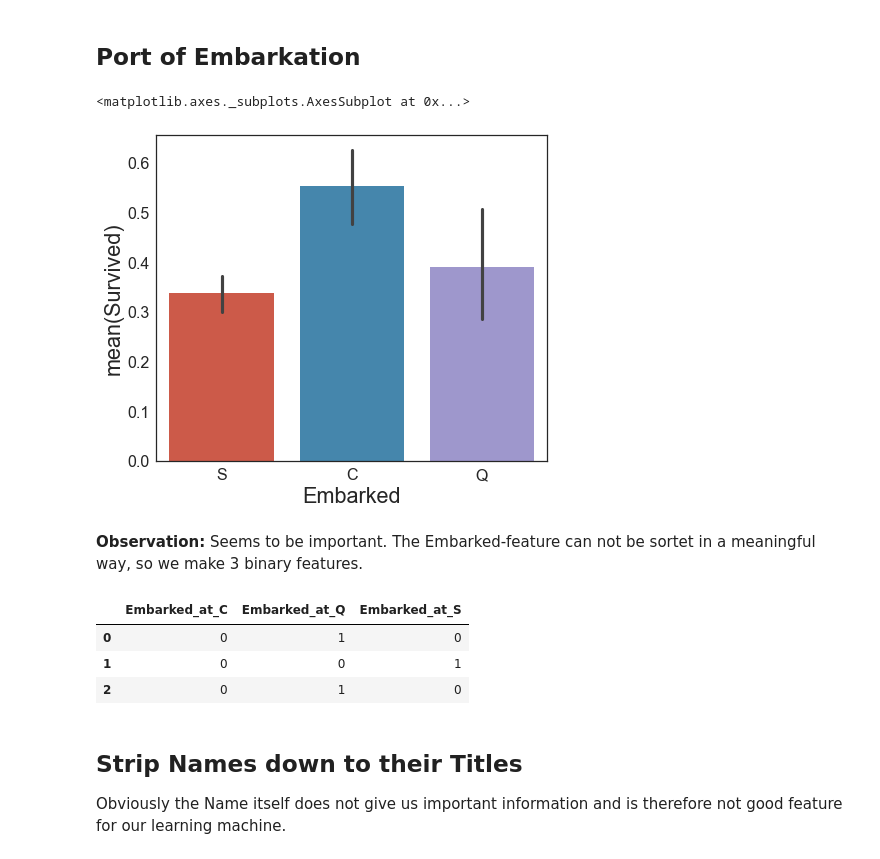
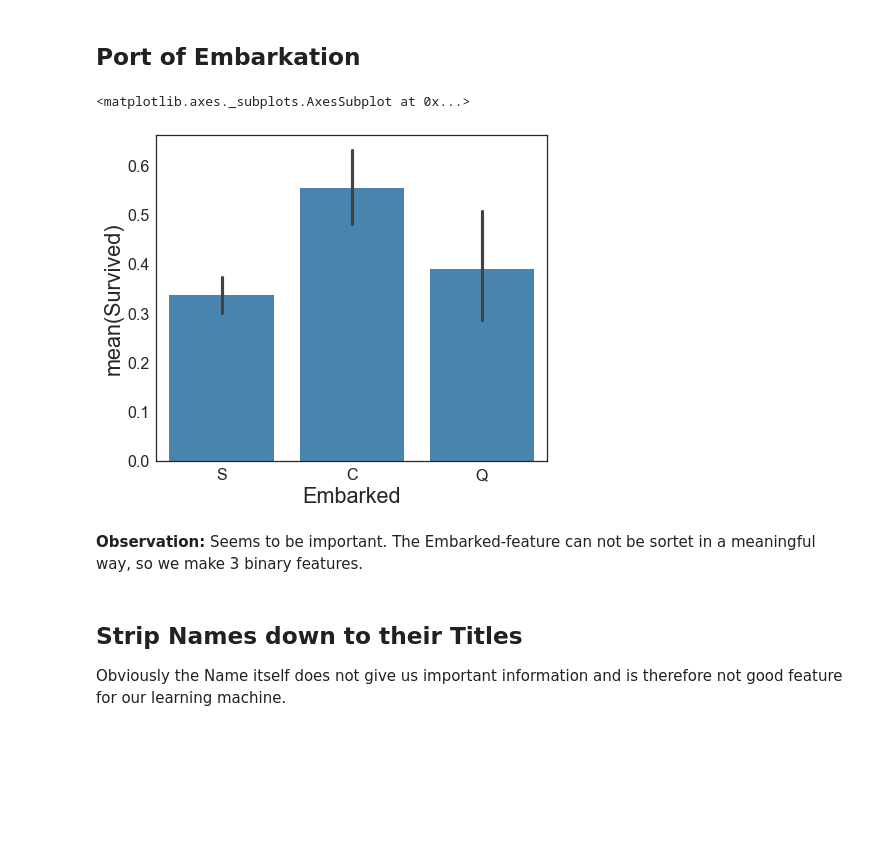
Before and after one commit to maqnius/ml, a Jupyter notebook: Titanic_sh0608.ipynb, the cells around one changed output. Drawn from its saved outputs; the diff is of its cells as text; code cells hidden in the pictures; blank space fills up the shorter version.

```diff
--- a/Titanic_sh0608.ipynb
+++ b/Titanic_sh0608.ipynb
@@ -238,24 +231,13 @@ The above plot shows that female passengers had a much better chance to survive!
 ## Port of Embarkation
 # %%
 fig, (ax1) = plt.subplots(1, 1, figsize=(7, 6))
-sns.barplot(data=train, x = 'Embarked', y = 'Survived', ax = ax1)
+sns.barplot(data=train, x = 'Embarked', y = 'Survived', ax = ax1, palette=sns.color_palette("Blues_d", 1))
 # %% [output]
 <matplotlib.axes._subplots.AxesSubplot at 0x...>
-[figure, old version]
+[figure, new version]
 # %% [markdown]
 **Observation:** Seems to be important.
 The Embarked-feature can not be sortet in a meaningful way, so we make 3 binary features.
-# %%
-res = pd.get_dummies(train["Embarked"], prefix="Embarked_at")
-train = pd.concat([train, res], axis=1)
-res = pd.get_dummies(test["Embarked"], prefix="Embarked_at")
-test = pd.concat([test, res], axis=1)
-res.head(3)
-# %% [output]
-|  | Embarked_at_C | Embarked_at_Q | Embarked_at_S |
-| 0 | 0 | 1 | 0 |
-| 1 | 0 | 0 | 1 |
-| 2 | 0 | 1 | 0 |
 # %% [markdown]
 ## Strip Names down to their Titles
 Obviously the Name itself does not give us important information and is therefore not good feature for our learning machine.
```
Also changed, not shown: parts of 30 cells of this notebook.
